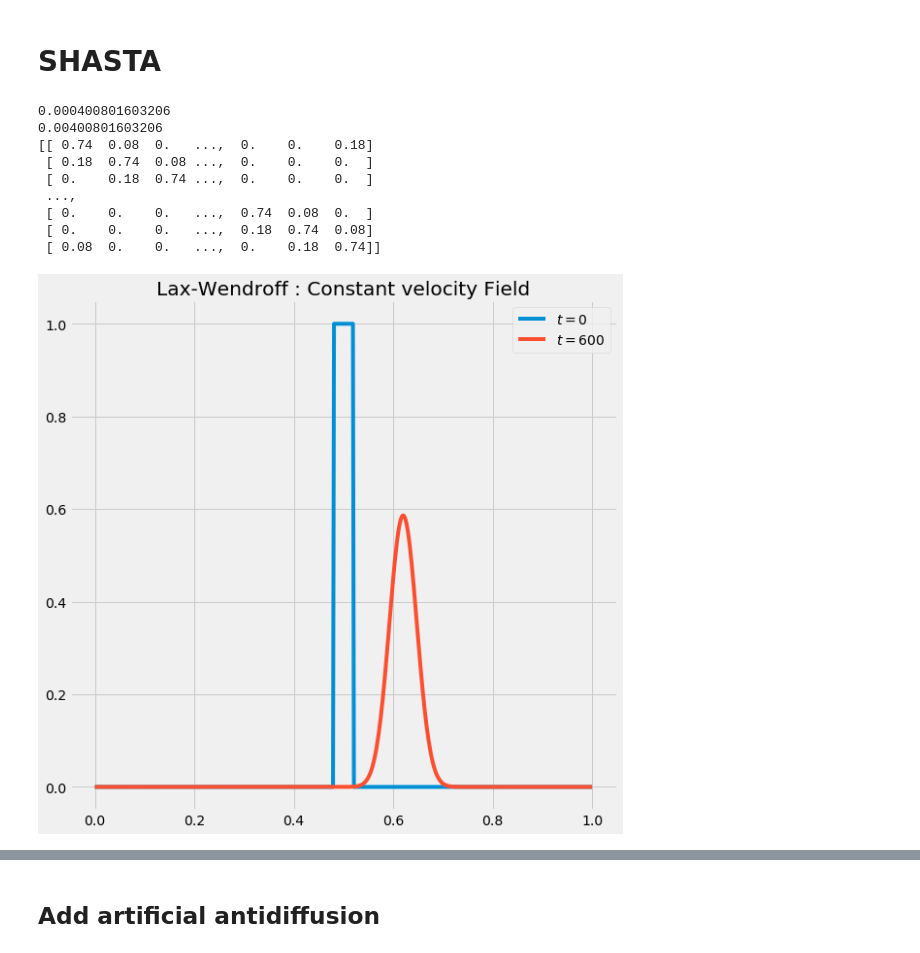
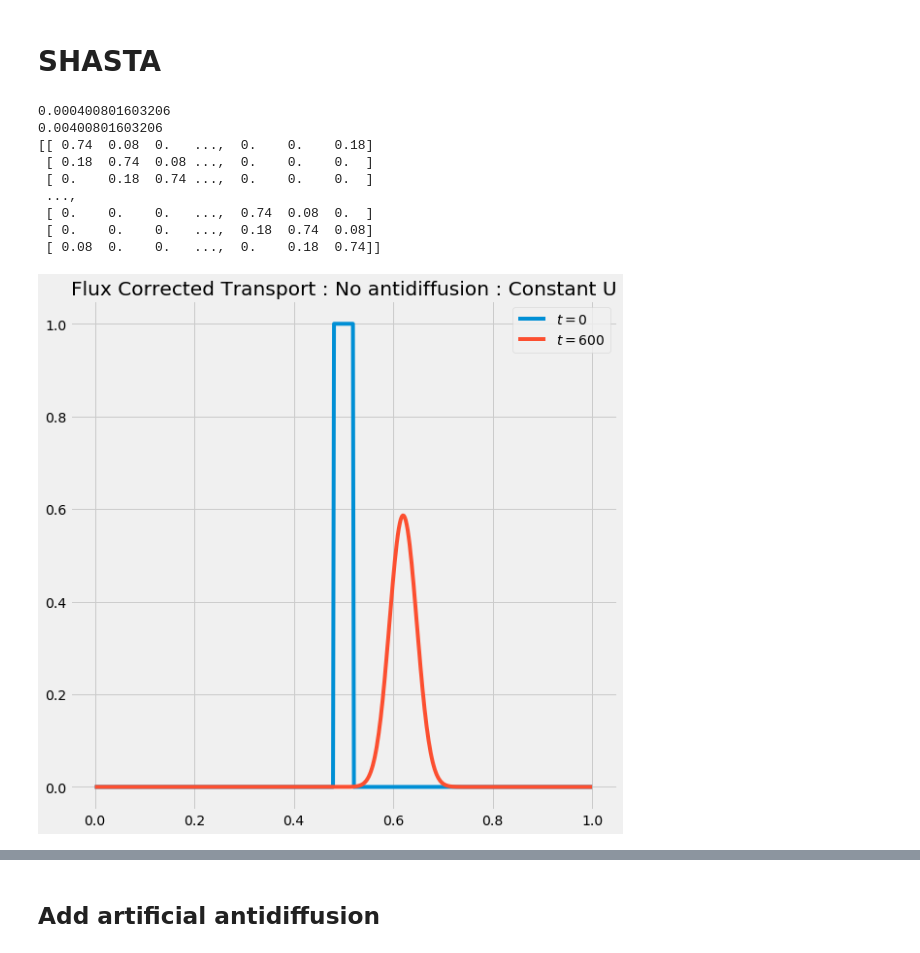
Before and after one commit to ianhi/courses, a Jupyter notebook: AC274/HW/HW_3/HW_3.ipynb, the cells around one changed output, grey strips where cells are left out. Cells and saved outputs as stored; diff of their text form; code cells hidden in the pictures.

```diff
--- a/AC274/HW/HW_3/HW_3.ipynb
+++ b/AC274/HW/HW_3/HW_3.ipynb
@@ -131,10 +128,10 @@ T,f2 = _upwind_matrix_PBC(u,dx,dt, nx,Nsteps )
-# %%
-for it in range(1,Nsteps):
-    f[it] = np.dot(T,f[it-1])
 # %%
+T,f_upwind = _upwind_matrix_PBC(u,dx,dt, nx,Nsteps )
+for it in range(1,Nsteps):
+    f_upwind[it] = np.dot(T,f_upwind[it-1])
 plt.title("Upwind - Constant velocity Field")
-plt.plot(x,f[0])
-plt.plot(x,f[-1])
-plt.show()
-diag_out = diag(x,f)
+plt.plot(x,f_upwind[0])
+plt.plot(x,f_upwind[-1])
+plt.savefig(_SAVEDIR_+"upwind_constU.png")
+diag_out_upwind = diag(x,f_upwind)
 # %% [output]
@@ -183,17 +180,17 @@ def _LW_matrix_PBC(u, dx, h, NX, Nsteps):
 print(dt)
 print(dx/vel)
 Nsteps = 600
-T,f = _LW_matrix_PBC(vel, dx,dt, nx,Nsteps )
+T,f_LW = _LW_matrix_PBC(vel, dx,dt, nx,Nsteps )
 print(T)
 for it in range(1,Nsteps):
-    f[it] = np.dot(T,f[it-1])
+    f_LW[it] = np.dot(T,f_LW[it-1])
 plt.title("Lax-Wendroff : Constant velocity Field")
-plt.plot(x,f[0],label = "$t=0$")
-plt.plot(x,f[-1],label = "$t=0$")
+plt.plot(x,f_LW[0],label = "$t=0$")
+plt.plot(x,f_LW[-1],label = "$t=0$")
 # plt.ylim([-.5,1])
 plt.legend()
 
 plt.savefig(_SAVEDIR_+"LaxWen_constU.png")
 plt.show()
-diag_out = diag(x,f,_savename_ = _SAVEDIR_+"LaxWen_constU_diag.png")
+diag_out_LW = diag(x,f_LW,_savename_ = _SAVEDIR_+"LaxWen_constU_diag.png")
 # %% [output]
@@ -233,7 +221,7 @@ adif = -.125
 vel = .5
 
 x = np.linspace(0,1,Nsteps)
-f = np.zeros([Nsteps,nx])
+f_FCT = np.zeros([Nsteps,nx])
 dx = x[1]-x[0]
 cfl = .1
 if dif != 0:
@@ -304,31 +292,31 @@ def _SHASTA_matrix_PBC(u, dx, h, NX, Nsteps):
 # %%
 print(dt)
 print(dx/vel)
 Nsteps = 600
-T,f = _SHASTA_matrix_PBC(vel, dx,dt, nx,Nsteps )
+T,f_FCT = _SHASTA_matrix_PBC(vel, dx,dt, nx,Nsteps )
 print(T)
 for it in range(1,Nsteps):
-    f[it] = np.dot(T,f[it-1])
-plt.title("Lax-Wendroff : Constant velocity Field")
-plt.plot(x,f[0],label = "$t=0$")
-plt.plot(x,f[-1],label = "$t={:}$".format(Nsteps))
+    f_FCT[it] = np.dot(T,f_FCT[it-1])
+plt.title("Flux Corrected Transport : No antidiffusion : Constant U")
+plt.plot(x,f_FCT[0],label = "$t=0$")
+plt.plot(x,f_FCT[-1],label = "$t={:}$".format(Nsteps))
 # plt.ylim([-.5,1])
 plt.legend()
 
 # plt.savefig(_SAVEDIR_+"LaxWen_constU.png")
 plt.show()
-diag_out = diag(x,f,_savename_ = _SAVEDIR_+"LaxWen_constU_diag.png")
+diag_out_FCT = diag(x,f_FCT,_savename_ = _SAVEDIR_+"FCT_constU_diag.png")
 # %% [output]
 0.000400801603206
 0.00400801603206
 [[ 0.74  0.08  0.   ...,  0.    0.    0.18]
  [ 0.18  0.74  0.08 ...,  0.    0.    0.  ]
  [ 0.    0.18  0.74 ...,  0.    0.    0.  ]
  ...,
  [ 0.    0.    0.   ...,  0.74  0.08  0.  ]
  [ 0.    0.    0.   ...,  0.18  0.74  0.08]
  [ 0.08  0.    0.   ...,  0.    0.18  0.74]]
-[figure, old version]
+[figure, new version]
 [figure]
 # %% [markdown]
 ## Add artificial antidiffusion
```
Also changed, not shown: parts of 20 cells of this notebook, 9 other files.
